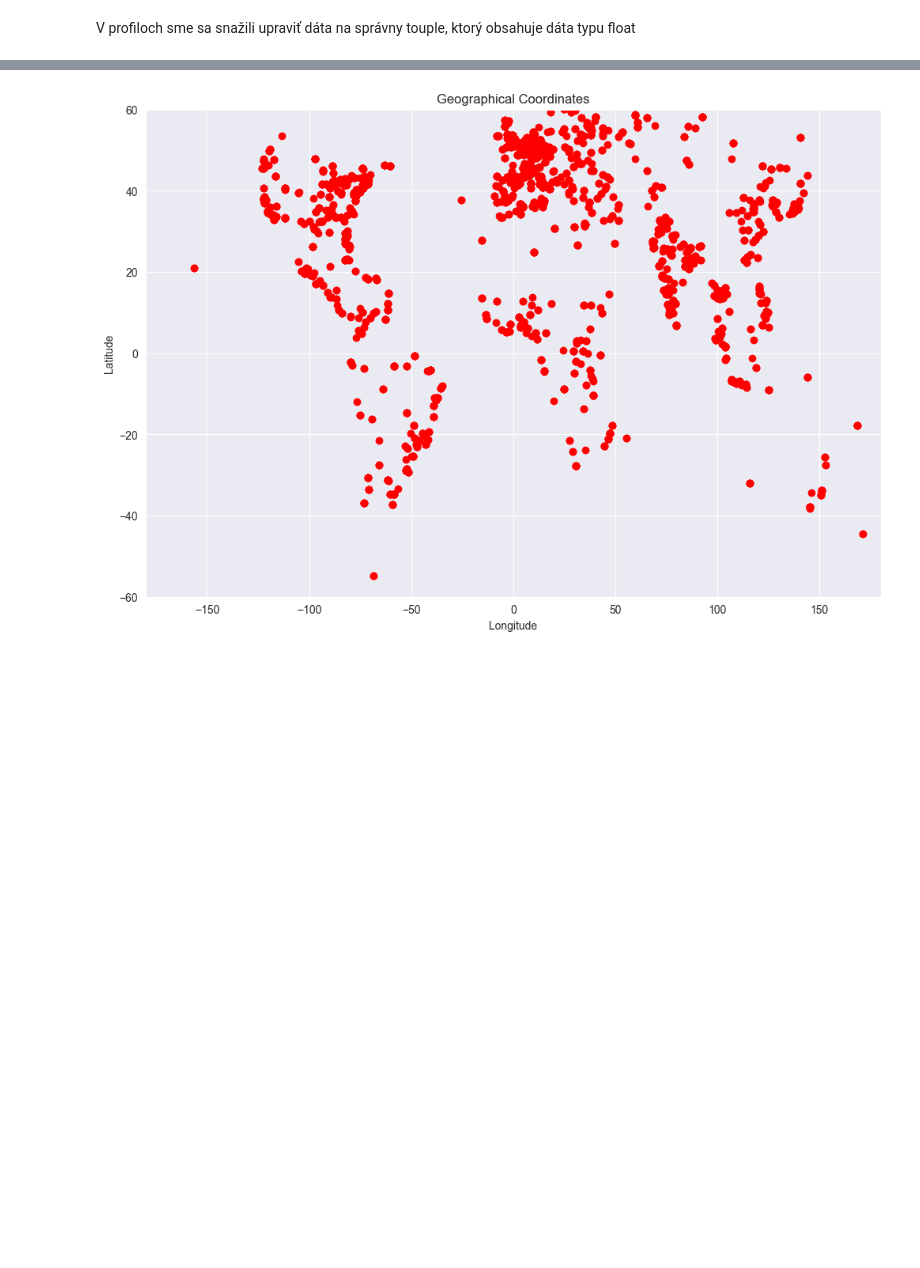
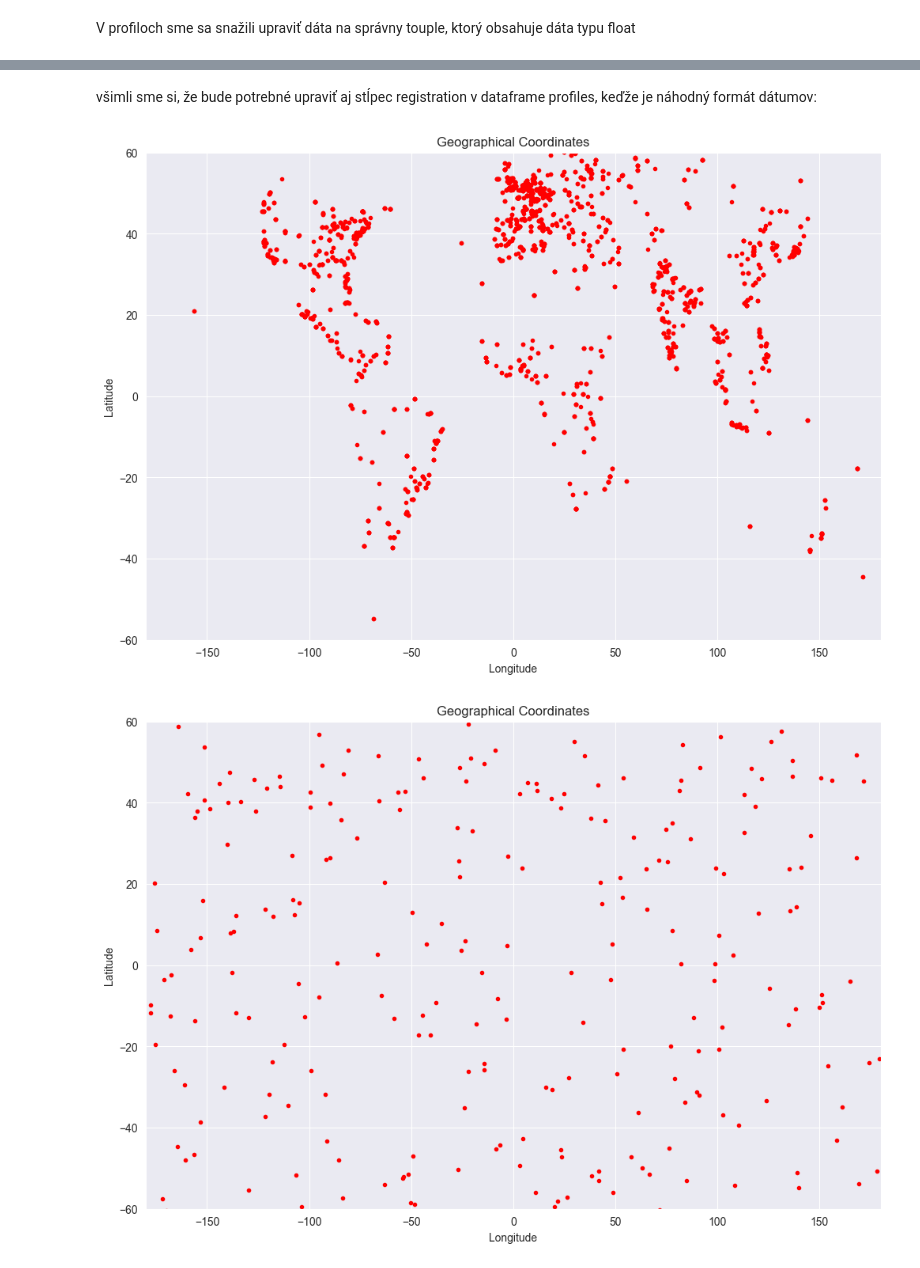
Before and after one commit to xtancos/IAU_project, a Jupyter notebook: main.ipynb, the cells around one changed output, grey strips where cells are left out. Drawn from its saved outputs; the diff is of its cells as text; code cells hidden in the pictures; blank space fills up the shorter version.

Commit message:
upravil som rozdelenie currnetlocation na long a lati + zmenil som ich na float

```diff
--- a/main.ipynb
+++ b/main.ipynb
@@ -177,26 +202,21 @@ Cleaned: 355
 # %%
-def remove_non_numeric_chars(coord_str):
-    if pd.notnull(coord_str):
-        coord_str = str(coord_str)
+def return_true_coord(coord_str):
+    coord_str = str(coord_str)
 
-        coord_str_clean = re.sub(r"[^0-9\-,.]", "", coord_str)
-        return coord_str_clean
-    return None
+    coord_str_clean = re.sub(r"[^0-9\-,.]", "", coord_str)
+    return coord_str_clean
 
-def convert_decimal_to_float(coord):
-    if pd.notnull(coord):
-        coord = coord.split(',')
+df_profiles['current_location'] = df_profiles['current_location'].apply(return_true_coord)
 
-        latitude = float(coord[0])
-        longitude = float(coord[1])
+df_profiles[['latitude', 'longitude']] = df_profiles['current_location'].str.split(',', expand=True)
 
-        return (latitude, longitude)
+df_profiles['latitude'] = pd.to_numeric(df_profiles['latitude'])
+df_profiles['longitude'] = pd.to_numeric(df_profiles['longitude'])
 
-    return None
+print(df_profiles[['latitude', 'longitude']].head())
+print(f"latitude dtype: {df_profiles['latitude'].dtype}")
+print(f"longitude dtype: {df_profiles['longitude'].dtype}")
 
-df_profiles['current_location'] = df_profiles['current_location'].apply(remove_non_numeric_chars)
-
-df_profiles['current_location'] = df_profiles['current_location'].apply(convert_decimal_to_float)
-
-print(df_profiles['current_location'].head())
+df_profiles.head()
+#analyze_dataframe(df_profiles, "profiles")
 # %% [output]
@@ -209,19 +237,23 @@ Name: current_location, dtype: object
+# %% [markdown]
+všimli sme si, že bude potrebné upraviť aj stĺpec registration v dataframe profiles, keďže je náhodný formát dátumov:
 # %%
 def plot_points(df):
     plt.figure(figsize=(12, 8))
 
-    plt.scatter(df['longitude'], df['latitude'], marker='o', color='red')
+    plt.scatter( df['longitude'], df['latitude'], marker='.', color='red')
 
     plt.title('Geographical Coordinates')
     plt.xlabel('Longitude')
     plt.ylabel('Latitude')
 
     plt.xlim(-180, 180)
     plt.ylim(-60, 60)
 
     plt.grid(True)
     plt.show()
 
 plot_points(df_devices)
+plot_points(df_profiles)
 # %% [output]
-[figure, old version]
+[figure, new version]
+[figure, added]
```
Also changed, not shown: parts of 10 cells of this notebook, 1 other file.
